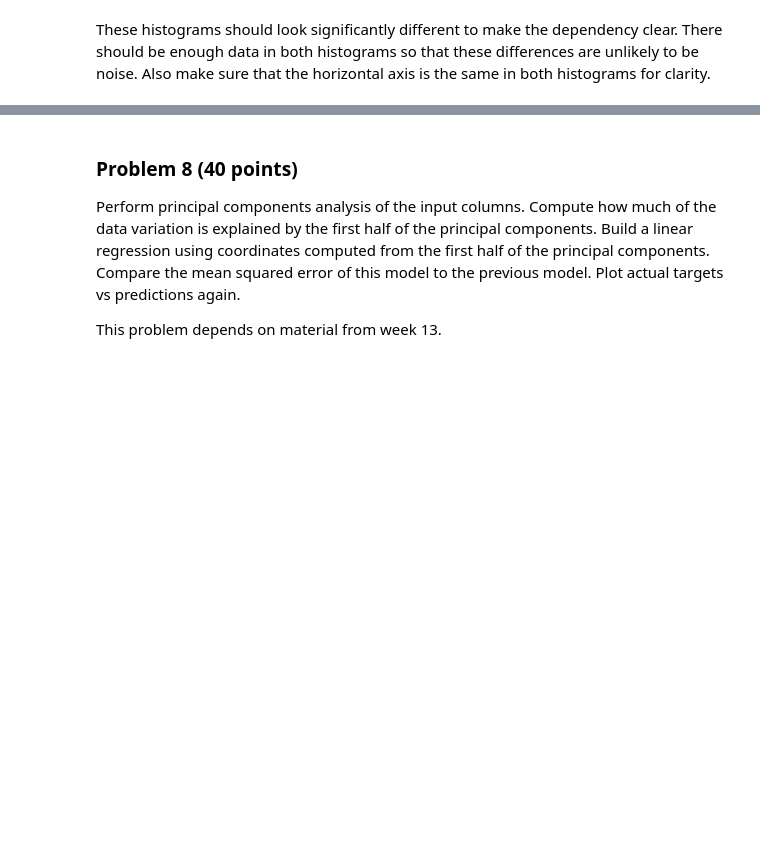
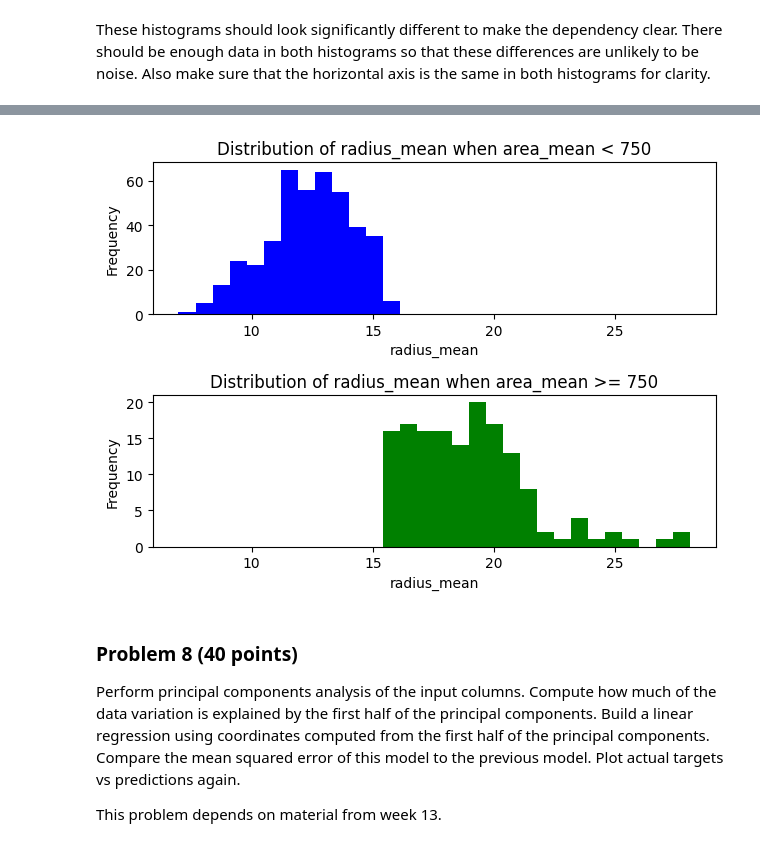
Before and after one commit to aidandig/dx601-final-project, a Jupyter notebook: project.ipynb, the cells around one changed output, grey strips where cells are left out. Cells and saved outputs as stored; diff of their text form; code cells hidden in the pictures; blank space fills up the shorter version.

```diff
--- a/project.ipynb
+++ b/project.ipynb
@@ -522,3 +541,36 @@ YOUR ANSWERS HERE
+# %%
+# Splitting Threshold
+t = 750
+
+# Split Data where area_mean < 750
+subsetA_breastCancer = breastCancer[breastCancer['area_mean'] < t]
+
+# Split Data where area_mean >= 750
+subsetB_breastCancer = breastCancer[breastCancer['area_mean'] >= t]
+# %%
+y_min = min(subsetA_breastCancer['radius_mean'].min(), subsetB_breastCancer['radius_mean'].min())
+y_max = max(subsetA_breastCancer['radius_mean'].max(), subsetB_breastCancer['radius_mean'].max())
+y_range = (y_min, y_max)
+n_bins = 30
+
+# Subset A Data where area_mean < 750
+plt.subplot(2, 1, 1)
+plt.hist(subsetA_breastCancer['radius_mean'], bins= n_bins, range= y_range, color= 'blue')
+plt.title(f"Distribution of radius_mean when area_mean < {t}")
+plt.xlabel("radius_mean")
+plt.ylabel("Frequency")
+
+# Subset B Data where area_mean >= 750
+plt.subplot(2, 1, 2)
+plt.hist(subsetB_breastCancer['radius_mean'], bins= n_bins, range= y_range, color= 'green')
+plt.title(f"Distribution of radius_mean when area_mean >= {t}")
+plt.xlabel("radius_mean")
+plt.ylabel("Frequency")
+
+plt.tight_layout()
+None
+# %% [output]
+[figure, added]
 # %% [markdown]
 ### Problem 8 (40 points)
 
```
Also changed, not shown: parts of 5 cells of this notebook.
